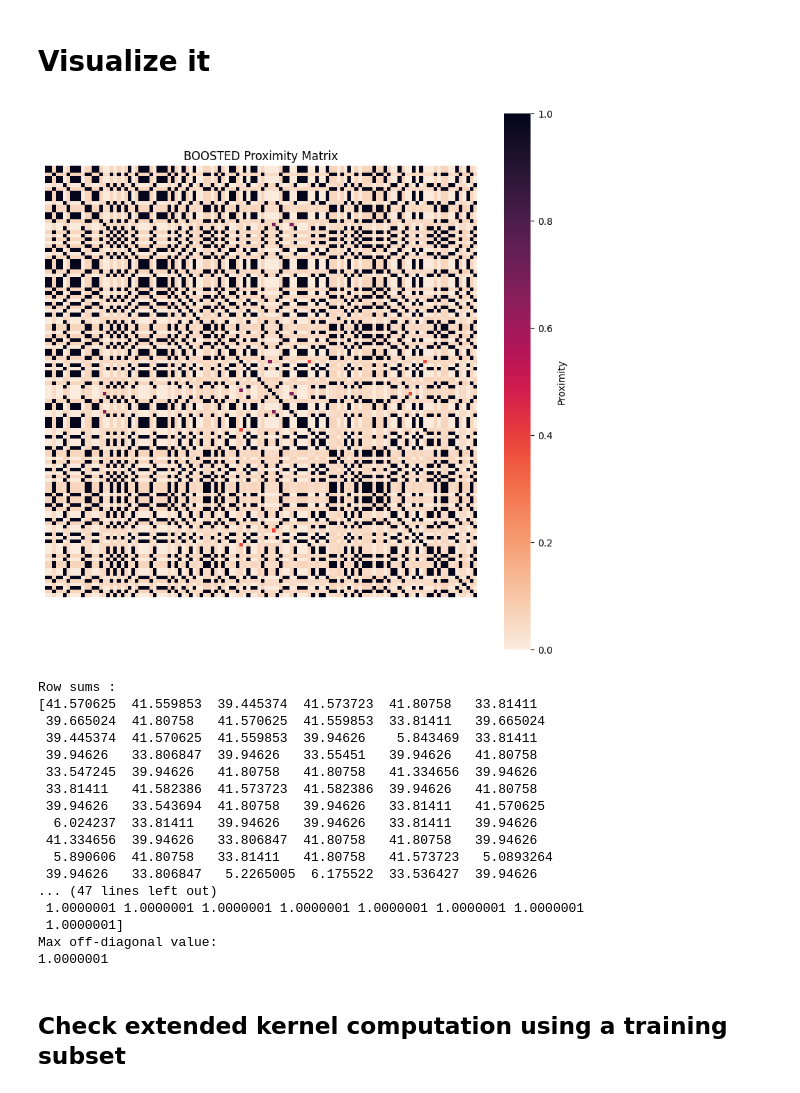
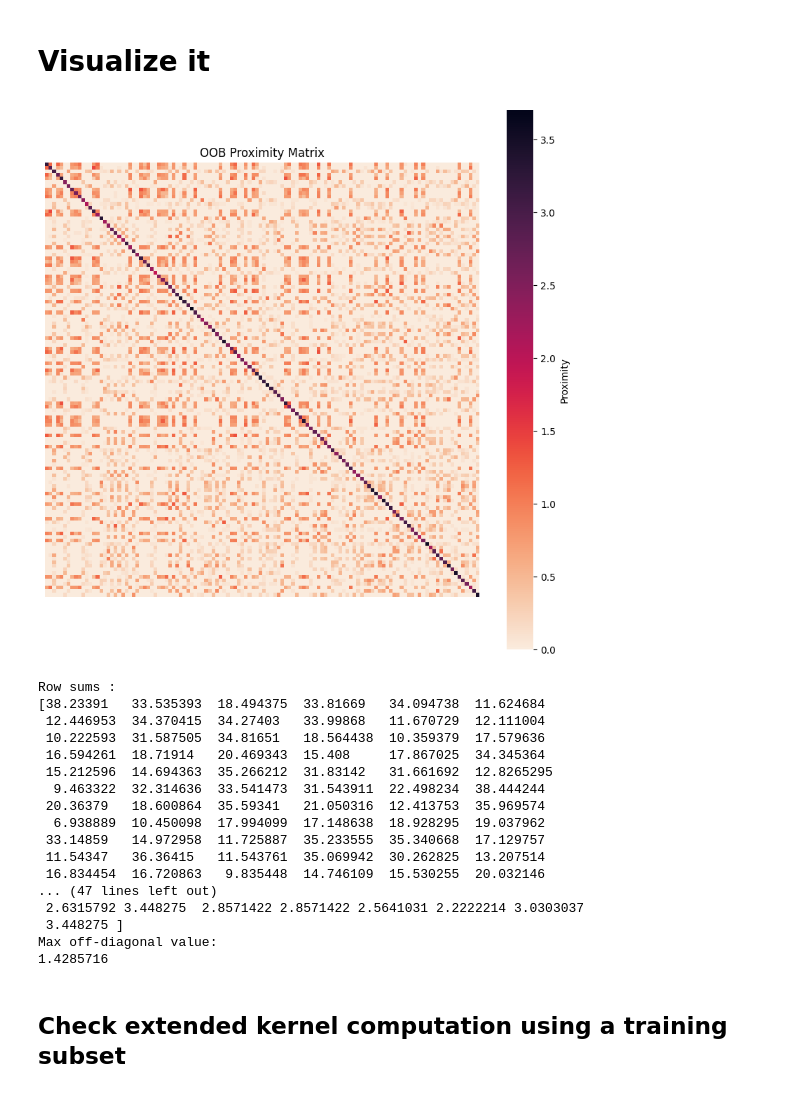
Before and after one commit to jakerhodes/RF-GAP-Python, a Jupyter notebook: demo.ipynb, the cells around one changed output. Drawn from its saved outputs; the diff is of its cells as text; code cells hidden in the pictures.

Commit message:
complete refactor around LeafEncoder

```diff
--- a/demo.ipynb
+++ b/demo.ipynb
@@ -17,22 +17,19 @@ import sys
 # %%
 seed = 42
 
-kernel_method = 'boosted'
-model_type = 'lgbm'
+weight_scheme = 'oob'
+forest_type = 'et'
 
 
 force_symmetric = False
-adjust_diagonal = True
-normalize_diagonal = False
+adjust_diagonal = False
+
 max_samples = None
 oob_score = True
 bootstrap = True
 n_estimators = 100
-max_depth = 0 if model_type == 'xgb' else None
 verbose=1
 n_jobs = -1
-
-
 
 test_size=0.2
 
@@ -50,7 +47,6 @@ x_train, x_test, y_train, y_test = train_test_split(x, y, test_size = test_size,
 
 print(f"Train samples: {x_train.shape[0]}, Test samples: {x_test.shape[0]}")
 print(f"Number of features: {x_train.shape[1]}")
-print(max_depth)
 # %% [output]
 Initial shape: (150, 5)
 Missing labels handling: drop_missing_y=False, kept 0 row(s) with missing values in 'species'.
@@ -101,3 +66,20 @@ rf = ForestKernel(y = y_train, kernel_method = kernel_method, model_type=model_t
+# %%
+enc = LeafEncoder(
+          weight_scheme = weight_scheme,
+          forest_type=forest_type,
+
+
+           # Base estimator parameters
+             random_state = seed,
+
+           max_samples = max_samples,
+           n_jobs = n_jobs,
+           verbose=verbose,
+           oob_score = oob_score,
+           bootstrap = bootstrap,
+
+           n_estimators = n_estimators,
+           )
 # %%
-rf.fit(x_train, y_train)
+enc.fit(x_train, y_train)
 # %% [output]
@@ -122,11 +91,11 @@ KeyError: 'leaf_index'
 # %% [markdown]
 ## Generate the Kernel Matrix
 # %%
-Q = rf.get_train_query_map()
+Q = enc.training_query_map()
 print(Q.shape)
-W = rf.get_reference_map()
+W = enc.reference_map()
 print(W.shape)
-print(rf.cache.total_unique_nodes)
+print(enc.cache_.total_unique_nodes)
 
-prox = rf.get_kernel(adjust_diagonal=adjust_diagonal, force_symmetric=force_symmetric, normalize_diagonal=normalize_diagonal)
+prox = enc.kernel(adjust_diagonal=adjust_diagonal, force_symmetric=force_symmetric)
 # %% [output]
@@ -146,52 +117,52 @@ prox_mat = prox.toarray()
 # mask diagonal to emphasize off-diagonal proximities
 mask = np.eye(prox_mat.shape[0], dtype=bool)
 mask=None
 
 fig, ax = plt.subplots(figsize=(10, 10))
 sns.heatmap(prox_mat, ax=ax, cmap='rocket_r', vmin=0, vmax=prox_mat.max(),
             mask=mask,
             xticklabels=False, yticklabels=False, square=True, cbar_kws={'label': 'Proximity'})
-ax.set_title(f'{kernel_method.upper()} Proximity Matrix')
+ax.set_title(f'{weight_scheme.upper()} Proximity Matrix')
 plt.show()
 
 # Check row sums
 row_sums = prox_mat.sum(axis=1)
 print("Row sums :")
 print(row_sums)
 
 # Check column sums
 col_sums = prox_mat.sum(axis=0)
 print("Column sums :")
 print(col_sums)
 
 # Show diagonal values
 diag = prox.diagonal()
 print("Diagonal values:")
 print(diag)
 
 # Show max off diagonal value
 off_diag_max = prox_mat - np.diag(diag)
 print("Max off-diagonal value:")
 print(off_diag_max.max())
 # %% [output]
-[figure, old version]
+[figure, new version]
 Row sums :
-[41.570625  41.559853  39.445374  41.573723  41.80758   33.81411
- 39.665024  41.80758   41.570625  41.559853  33.81411   39.665024
- 39.445374  41.570625  41.559853  39.94626    5.843469  33.81411
- 39.94626   33.806847  39.94626   33.55451   39.94626   41.80758
- 33.547245  39.94626   41.80758   41.80758   41.334656  39.94626
- 33.81411   41.582386  41.573723  41.582386  39.94626   41.80758
- 39.94626   33.543694  41.80758   39.94626   33.81411   41.570625
-  6.024237  33.81411   39.94626   39.94626   33.81411   39.94626
- 41.334656  39.94626   33.806847  41.80758   41.80758   39.94626
-  5.890606  41.80758   33.81411   41.80758   41.573723   5.0893264
- 39.94626   33.806847   5.2265005  6.175522  33.536427  39.94626
+[38.23391   33.535393  18.494375  33.81669   34.094738  11.624684
+ 12.446953  34.370415  34.27403   33.99868   11.670729  12.111004
+ 10.222593  31.587505  34.81651   18.564438  10.359379  17.579636
+ 16.594261  18.71914   20.469343  15.408     17.867025  34.345364
+ 15.212596  14.694363  35.266212  31.83142   31.661692  12.8265295
+  9.463322  32.314636  33.541473  31.543911  22.498234  38.444244
+ 20.36379   18.600864  35.59341   21.050316  12.413753  35.969574
+  6.938889  10.450098  17.994099  17.148638  18.928295  19.037962
+ 33.14859   14.972958  11.725887  35.233555  35.340668  17.129757
+ 11.54347   36.36415   11.543761  35.069942  30.262825  13.207514
+ 16.834454  16.720863   9.835448  14.746109  15.530255  20.032146
 ... (47 lines left out)
- 1.0000001 1.0000001 1.0000001 1.0000001 1.0000001 1.0000001 1.0000001
- 1.0000001]
+ 2.6315792 3.448275  2.8571422 2.8571422 2.5641031 2.2222214 3.0303037
+ 3.448275 ]
 Max off-diagonal value:
-1.0000001
+1.4285716
 # %% [markdown]
 ## Check extended kernel computation using a training subset
 # %%
```
Also changed, not shown: parts of 17 cells of this notebook, 17 other files.
